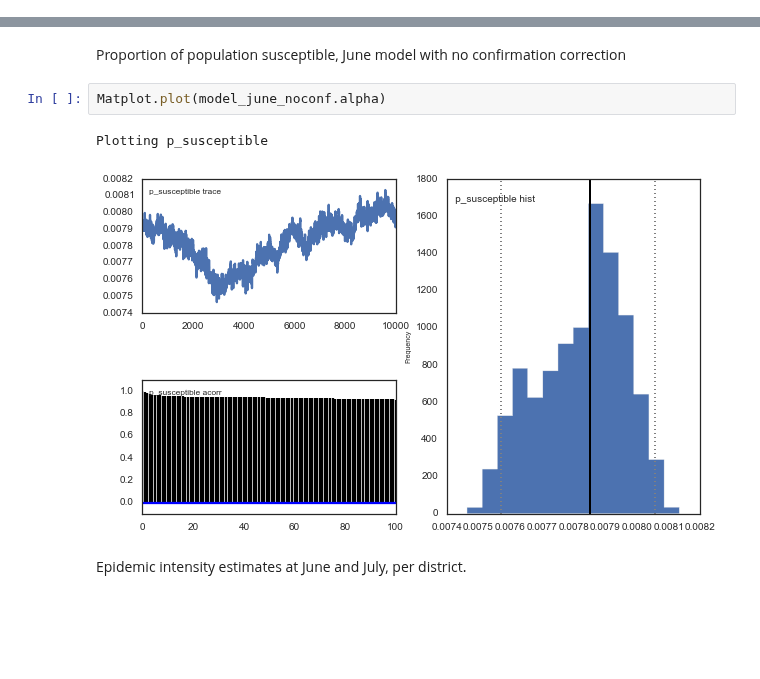
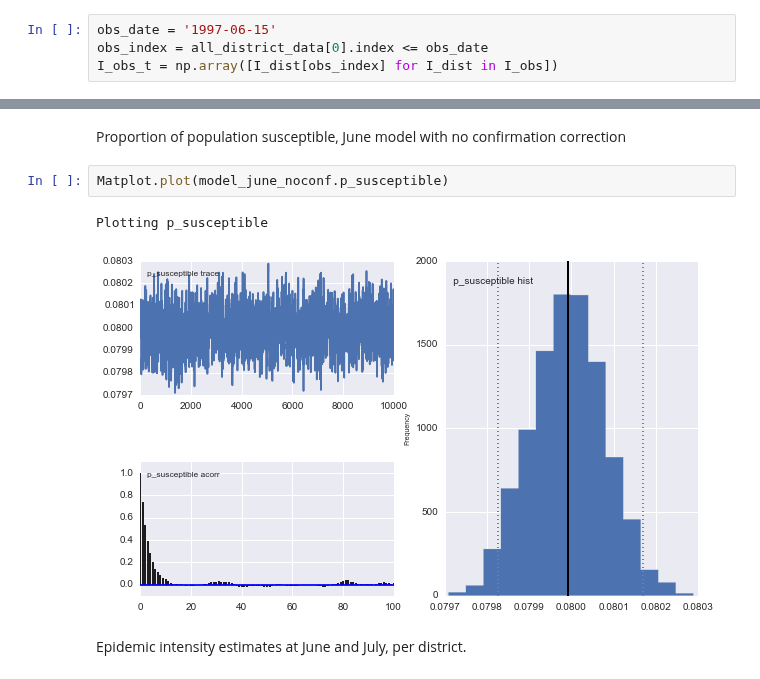
Before and after one commit to fonnesbeck/SaoPauloMeasles, a Jupyter notebook: New Spatial Measles Model.ipynb, the cells around one changed output, grey strips where cells are left out. Cells and saved outputs as stored; diff of their text form; blank space fills up the shorter version.

Commit message:
Updates to all models

```diff
--- a/New Spatial Measles Model.ipynb
+++ b/New Spatial Measles Model.ipynb
@@ -329,0 +337,4 @@ plt.hist(rbeta(2, 100, 10000))
+# %%
+obs_date = '1997-06-15'
+obs_index = all_district_data[0].index <= obs_date
+I_obs_t = np.array([I_dist[obs_index] for I_dist in I_obs])
@@ -603,10 +648,10 @@ Plotting α
 # %% [markdown]
 Proportion of population susceptible, June model with no confirmation correction
 # %%
-Matplot.plot(model_june_noconf.alpha)
+Matplot.plot(model_june_noconf.p_susceptible)
 # %% [output]
 Plotting p_susceptible
-[figure, old version]
+[figure, new version]
 # %% [markdown]
 Epidemic intensity estimates at June and July, per district.
 # %%
```
Also changed, not shown: parts of 43 cells of this notebook, 1 other file.
